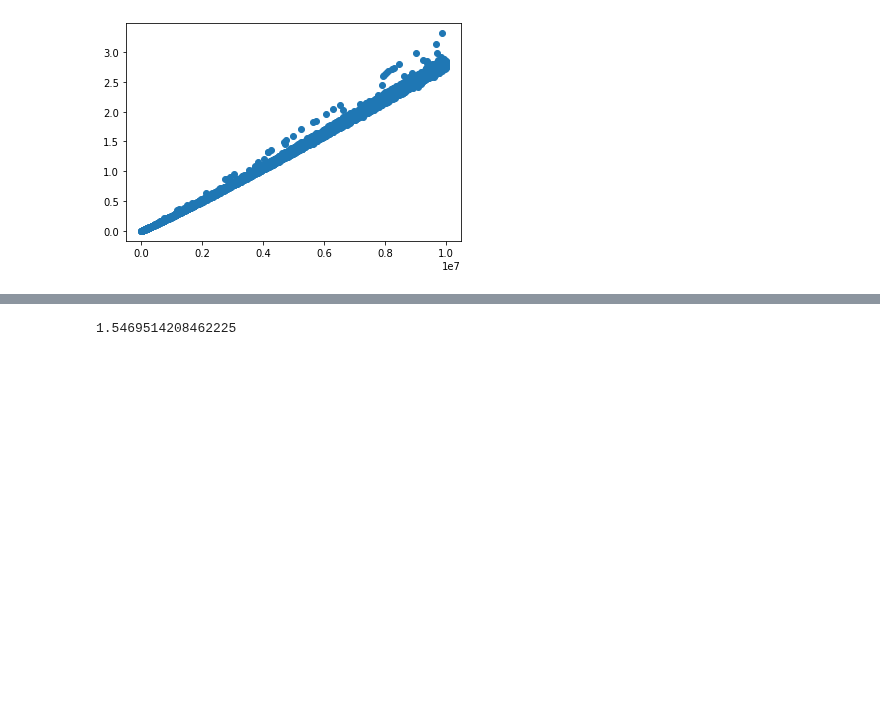
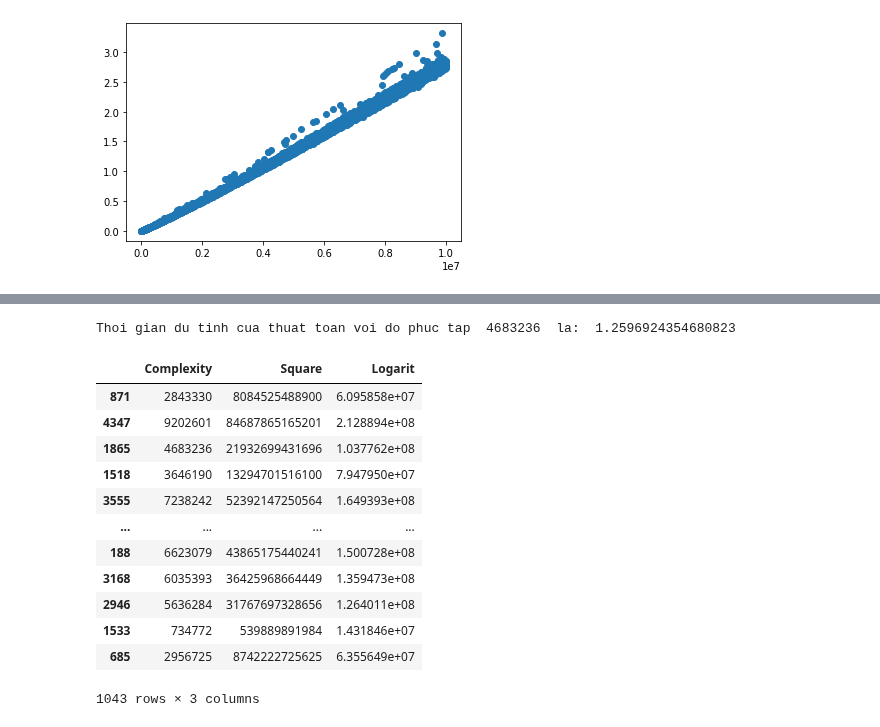
Before and after one commit to lephuocdat2000/-CS114.K21-, a Jupyter notebook: Timing_Complexity.ipynb, the cells around one changed output, grey strips where cells are left out. Cells and saved outputs as stored; diff of their text form; code cells hidden in the pictures; blank space fills up the shorter version.

```diff
--- a/Timing_Complexity.ipynb
+++ b/Timing_Complexity.ipynb
@@ -86,8 +92,26 @@ plt.plot(X_test.values,y_predict,'go')
 # %%
-def Prediction(x,train=X_train,model=poly_model):
-   arr_x=np.array([x])
-   pred=model.predict(arr_x[:,np.newaxis])
-   print(pred[0][0])
-Prediction(5636284)
+def Prediction(x,train=X_train,model=model):
+   squarex=np.power(x,2)
+   log2x=np.log2(x,where=(x!=0))*x
+   arr=np.array([[x,squarex,log2x]])
+   pred=model.predict(arr)
+   print("Thoi gian du tinh cua thuat toan voi do phuc tap ",x," la: ",pred[0][0])
+Prediction(4683236)
 # %% [output]
-1.5469514208462225
+Thoi gian du tinh cua thuat toan voi do phuc tap  4683236  la:  1.2596924354680823
+# %%
+X_test
+# %% [output]
+|  | Complexity | Square | Logarit |
+| 871 | 2843330 | 8084525488900 | 6.095858e+07 |
+| 4347 | 9202601 | 84687865165201 | 2.128894e+08 |
+| 1865 | 4683236 | 21932699431696 | 1.037762e+08 |
+| 1518 | 3646190 | 13294701516100 | 7.947950e+07 |
+| 3555 | 7238242 | 52392147250564 | 1.649393e+08 |
+| ... | ... | ... | ... |
+| 188 | 6623079 | 43865175440241 | 1.500728e+08 |
+| 3168 | 6035393 | 36425968664449 | 1.359473e+08 |
+| 2946 | 5636284 | 31767697328656 | 1.264011e+08 |
+| 1533 | 734772 | 539889891984 | 1.431846e+07 |
+| 685 | 2956725 | 8742222725625 | 6.355649e+07 |
+1043 rows × 3 columns
```
Also changed, not shown: parts of 8 cells of this notebook.
